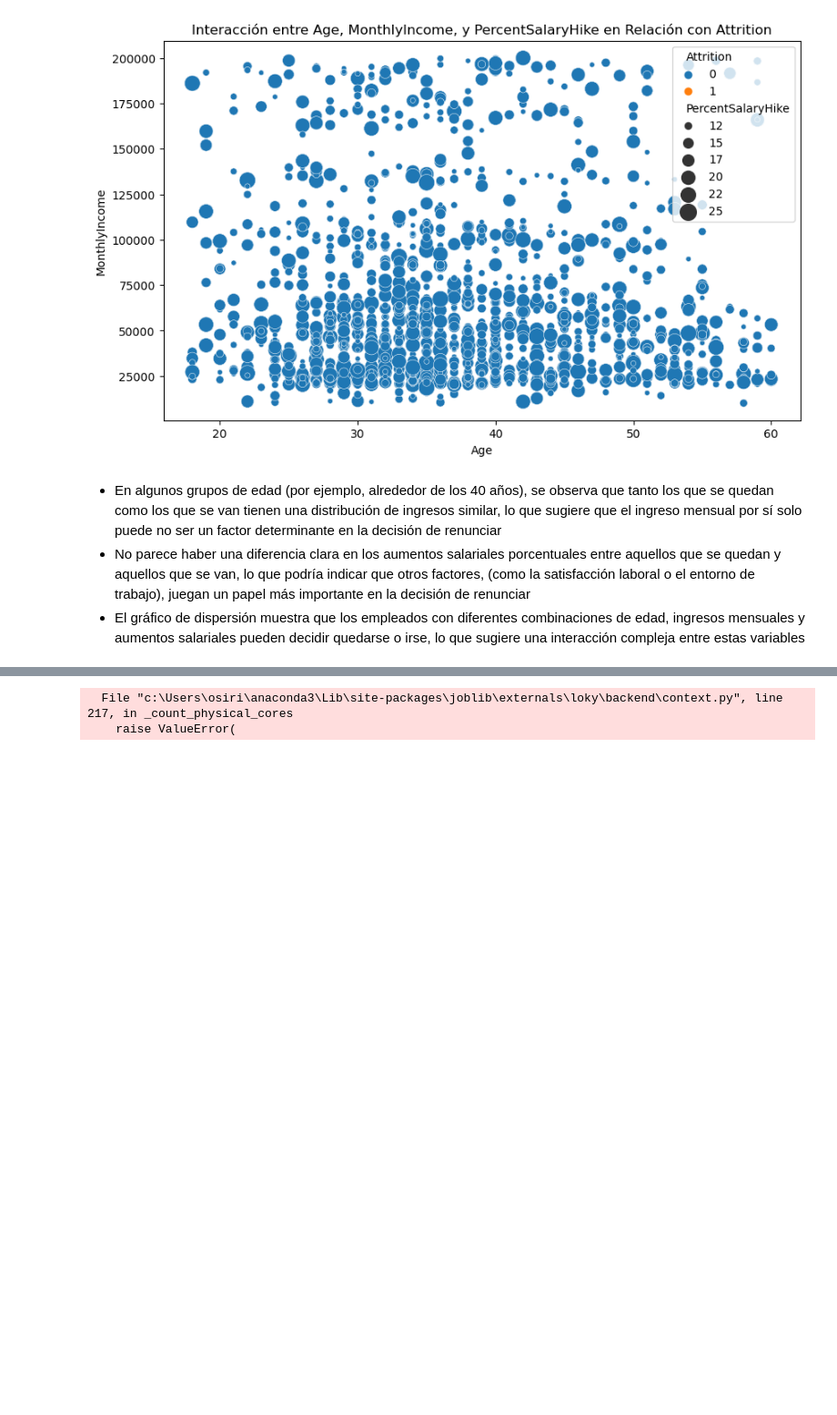
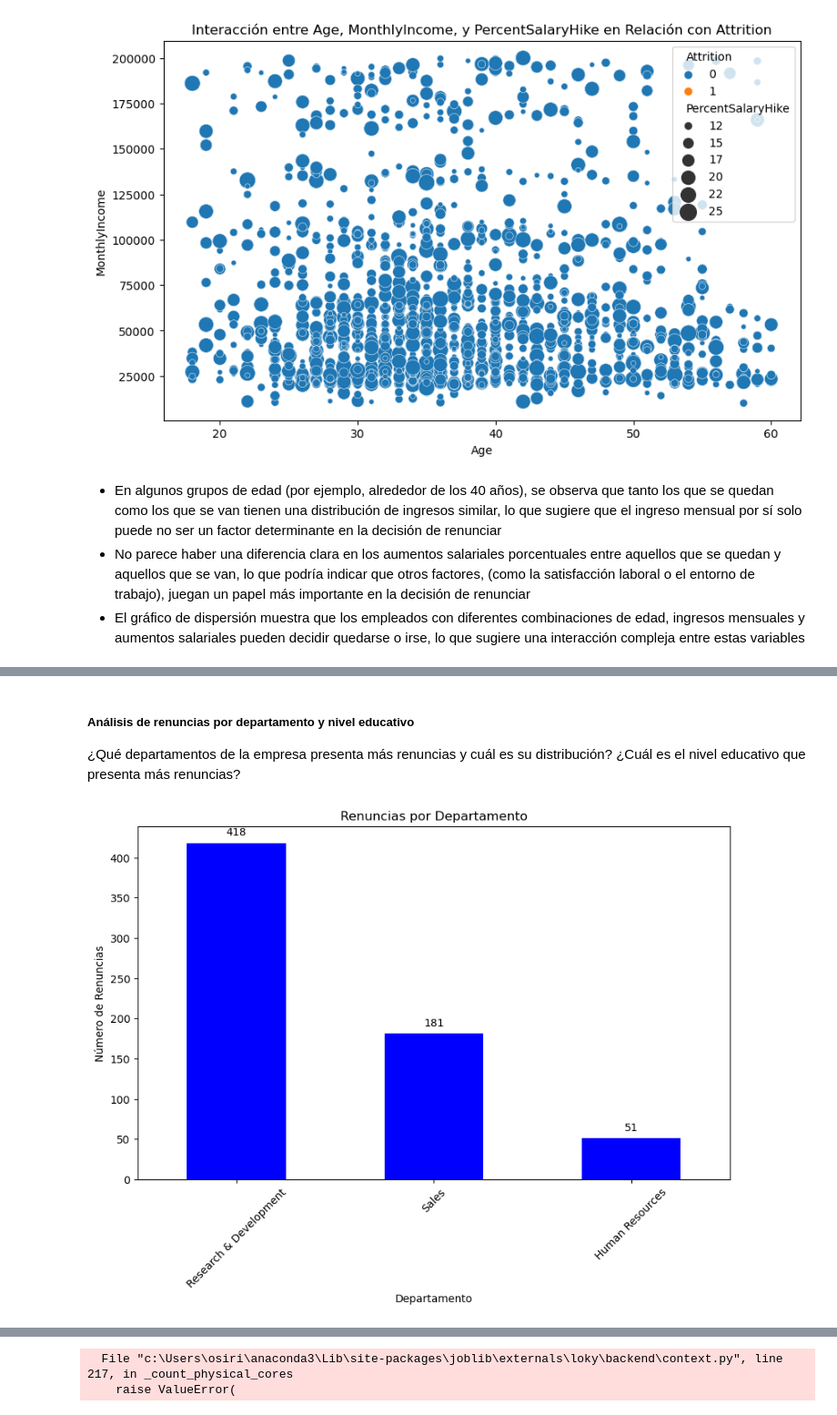
Before and after one commit to osiris-contreras/Anal-tica-en-Recursos-Humanos, a Jupyter notebook: analisis_exploratorio.ipynb, the cells around one changed output, grey strips where cells are left out. Shown at 91% size. Saved outputs shown, nothing was run; the diff lists cells and outputs as text; code cells hidden in the pictures; blank space fills up the shorter version.

```diff
--- a/analisis_exploratorio.ipynb
+++ b/analisis_exploratorio.ipynb
@@ -117,0 +190,31 @@ plt.show()
+# %% [markdown]
+##### Análisis de renuncias por departamento y nivel educativo
+¿Qué departamentos de la empresa presenta más renuncias y cuál es su distribución?
+¿Cuál es el nivel educativo que presenta más renuncias?
+# %%
+# Contar la cantidad de renuncias por departamento
+renuncias_departamento = df_completo[df_completo['Attrition'] == 1]['Department'].value_counts()
+
+# Crear la figura
+plt.figure(figsize=(10, 6))
+
+# Generar el gráfico de barras
+ax = renuncias_departamento.plot(kind='bar', color='blue')
+
+# Añadir el título y etiquetas
+plt.title('Renuncias por Departamento')
+plt.xlabel('Departamento')
+plt.ylabel('Número de Renuncias')
+
+# Añadir los valores en la parte superior de cada barra
+for p in ax.patches:
+    ax.annotate(str(int(p.get_height())), (p.get_x() + p.get_width() / 2., p.get_height()),
+                ha='center', va='center', xytext=(0, 10), textcoords='offset points')
+
+# Rotar las etiquetas del eje x si es necesario
+plt.xticks(rotation=45)
+
+# Mostrar el gráfico
+plt.show()
+# %% [output]
+[figure, added]
```
Also changed, not shown: parts of 22 cells of this notebook.
